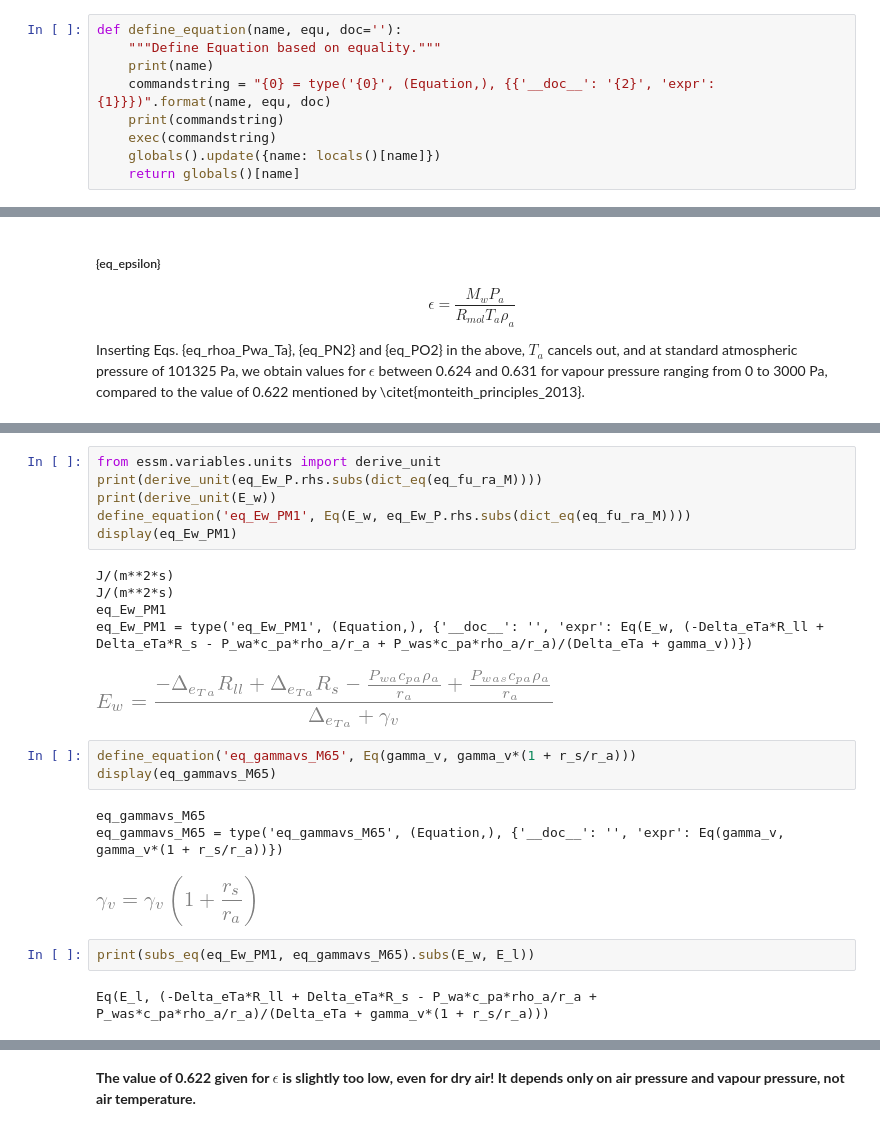
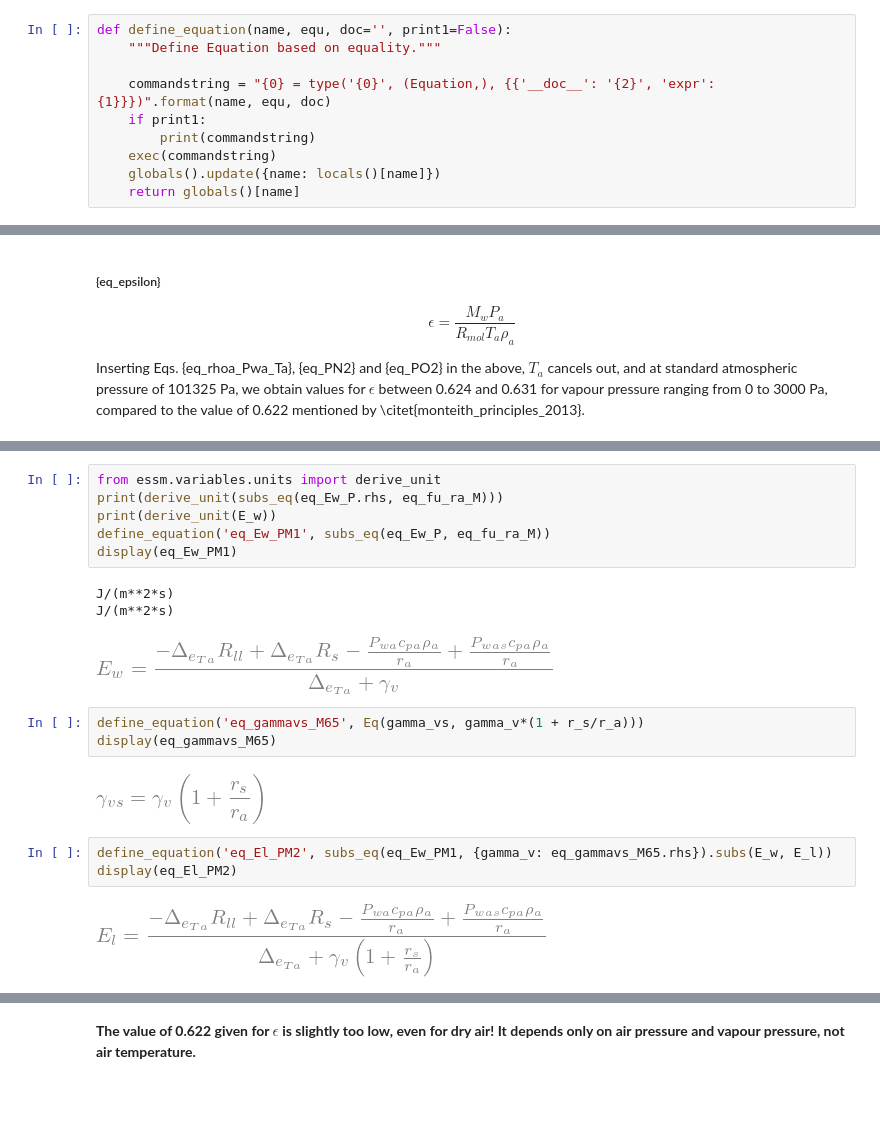
Before and after one commit to schymans/ESSM_jupyter_examples, a Jupyter notebook: E_PM_eqs_essm.ipynb, the cells around one changed output, grey strips where cells are left out. Cells and saved outputs as stored; diff of their text form; blank space fills up the shorter version.

```diff
--- a/E_PM_eqs_essm.ipynb
+++ b/E_PM_eqs_essm.ipynb
@@ -162,11 +193,12 @@ beta_B
 # %% [output]
 [figure]
 # %%
-def define_equation(name, equ, doc=''):
+def define_equation(name, equ, doc='', print1=False):
     """Define Equation based on equality."""
-    print(name)
+
     commandstring = "{0} = type('{0}', (Equation,), {{'__doc__': '{2}', 'expr': {1}}})".format(name, equ, doc)
-    print(commandstring)
+    if print1:
+        print(commandstring)
     exec(commandstring)
     globals().update({name: locals()[name]})
     return globals()[name]
@@ -604,24 +567,21 @@ eq_fu_ra_M = type('eq_fu_ra_M', (Equation,), {'__doc__': '', 'expr': Eq(f_u, c_p
 [figure]
 # %%
 from essm.variables.units import derive_unit
-print(derive_unit(eq_Ew_P.rhs.subs(dict_eq(eq_fu_ra_M))))
+print(derive_unit(subs_eq(eq_Ew_P.rhs, eq_fu_ra_M)))
 print(derive_unit(E_w))
-define_equation('eq_Ew_PM1', Eq(E_w, eq_Ew_P.rhs.subs(dict_eq(eq_fu_ra_M))))
+define_equation('eq_Ew_PM1', subs_eq(eq_Ew_P, eq_fu_ra_M))
 display(eq_Ew_PM1)
 # %% [output]
 J/(m**2*s)
 J/(m**2*s)
-eq_Ew_PM1
-eq_Ew_PM1 = type('eq_Ew_PM1', (Equation,), {'__doc__': '', 'expr': Eq(E_w, (-Delta_eTa*R_ll + Delta_eTa*R_s - P_wa*c_pa*rho_a/r_a + P_was*c_pa*rho_a/r_a)/(Delta_eTa + gamma_v))})
 [figure]
 # %%
-define_equation('eq_gammavs_M65', Eq(gamma_v, gamma_v*(1 + r_s/r_a)))
+define_equation('eq_gammavs_M65', Eq(gamma_vs, gamma_v*(1 + r_s/r_a)))
 display(eq_gammavs_M65)
 # %% [output]
-eq_gammavs_M65
-eq_gammavs_M65 = type('eq_gammavs_M65', (Equation,), {'__doc__': '', 'expr': Eq(gamma_v, gamma_v*(1 + r_s/r_a))})
-[figure, old version]
+[figure, new version]
 # %%
-print(subs_eq(eq_Ew_PM1, eq_gammavs_M65).subs(E_w, E_l))
+define_equation('eq_El_PM2', subs_eq(eq_Ew_PM1, {gamma_v: eq_gammavs_M65.rhs}).subs(E_w, E_l))
+display(eq_El_PM2)
 # %% [output]
-Eq(E_l, (-Delta_eTa*R_ll + Delta_eTa*R_s - P_wa*c_pa*rho_a/r_a + P_was*c_pa*rho_a/r_a)/(Delta_eTa + gamma_v*(1 + r_s/r_a)))
+[figure, added]
```
Also changed, not shown: parts of 113 cells of this notebook, 1 other file.
